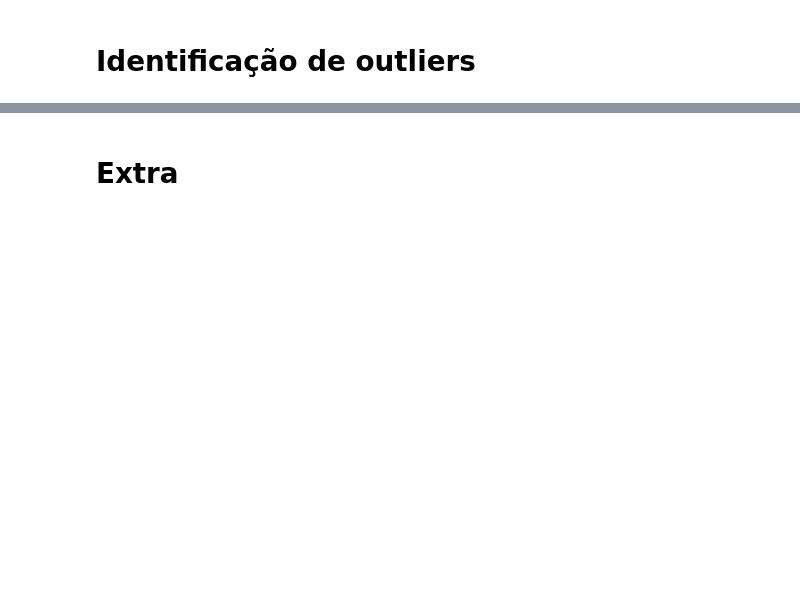
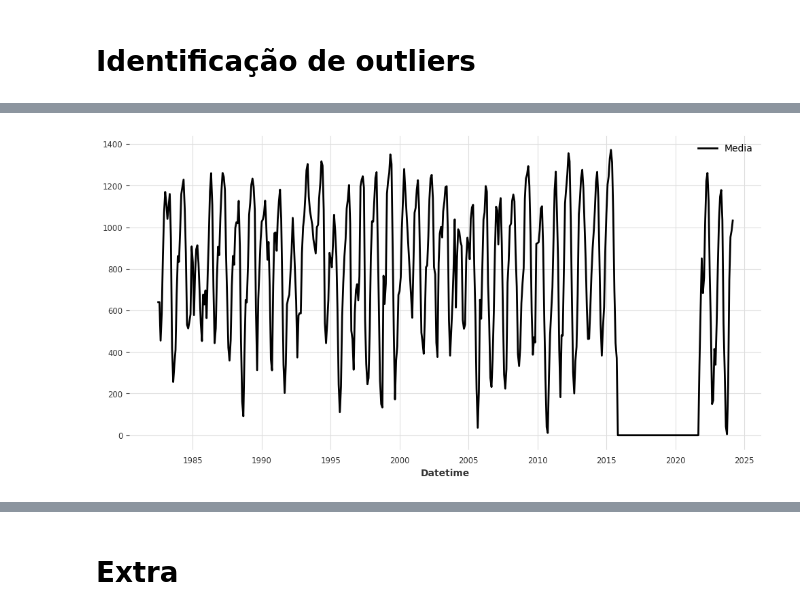
Before and after one commit to Gustavo-Macedo1/PIBITI-Tratamento-de-anomalias-com-IA, a Jupyter notebook: PIBITI.ipynb, the cells around one changed output, grey strips where cells are left out. Cells and saved outputs as stored; diff of their text form; code cells hidden in the pictures; blank space fills up the shorter version.

```diff
--- a/PIBITI.ipynb
+++ b/PIBITI.ipynb
@@ -435,0 +478,16 @@ KMeans does not accept missing values encoded as NaN natively. For supervised le
+# %%
+# Gerando anomalias para teste do detector de outliers
+
+teste = serie_frame
+
+for data in teste.iterrows():
+  if (data[0] >= 400) and (data[0] <= 470):
+    teste.loc[data[0], 'Media'] = 0
+
+ts_anomalias = TimeSeries.from_dataframe(teste, 'Datetime', 'Media', fill_missing_dates=True, freq='MS')
+
+plt.figure(figsize=(12, 6))
+ts_anomalias.plot()
+plt.show()
+# %% [output]
+[figure, added]
```
Also changed, not shown: parts of 31 cells of this notebook.
